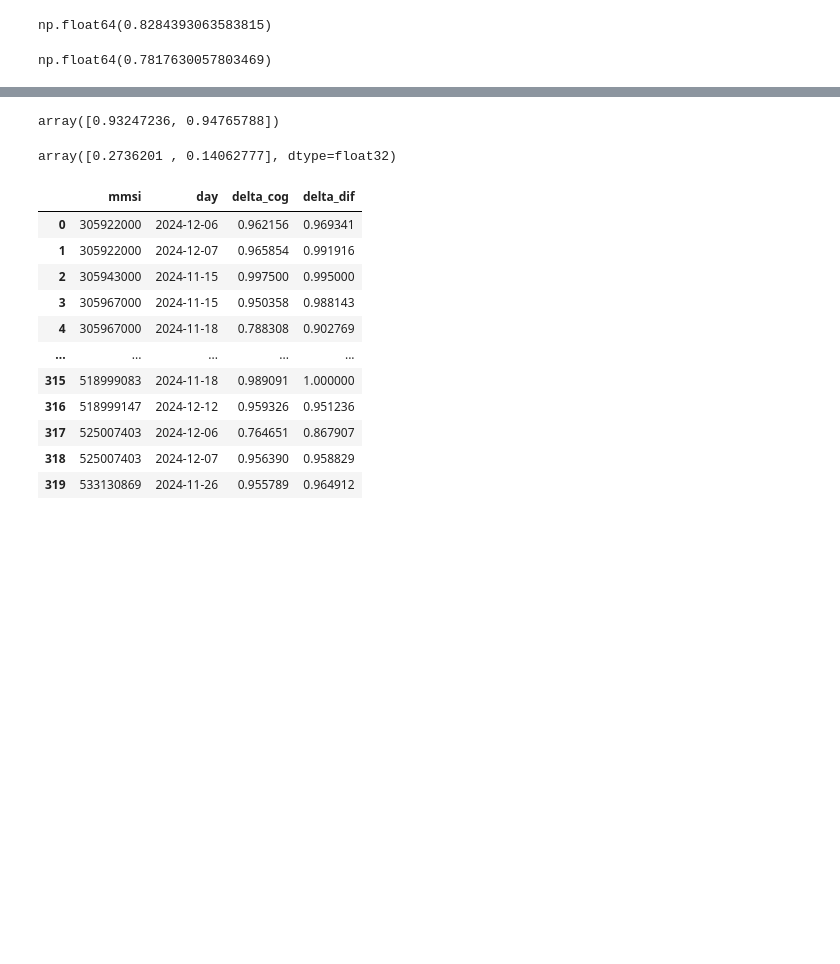
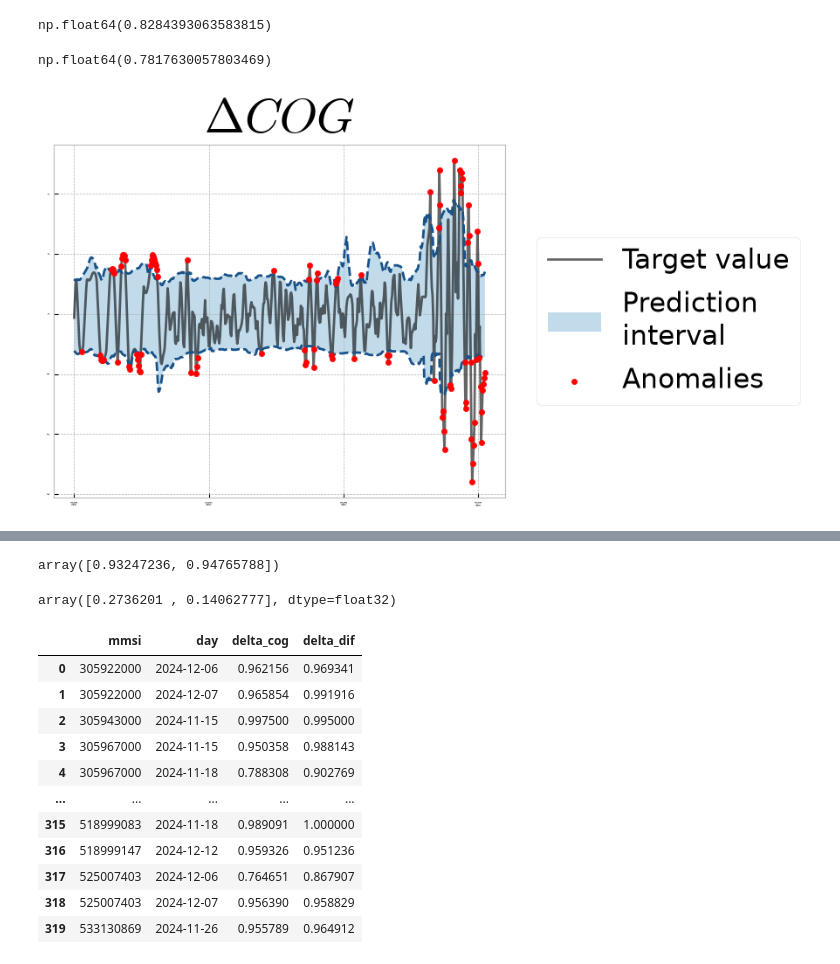
Before and after one commit to lukasjanusauskas/lukas-jan-kursinis-projektas, a Jupyter notebook: notebooks/yipeng3-lstm-check.ipynb, the cells around one changed output, grey strips where cells are left out. Saved outputs shown, nothing was run; the diff lists cells and outputs as text; code cells hidden in the pictures; blank space fills up the shorter version.

```diff
--- a/notebooks/yipeng3-lstm-check.ipynb
+++ b/notebooks/yipeng3-lstm-check.ipynb
@@ -25,0 +28,50 @@ np.float64(0.7817630057803469)
+# %%
+fig,ax = plt.subplots(figsize=(9,5))
+
+timestamps = list(pd.date_range(start=datetime(2024,11,18,0,0), end=datetime(2024,11,19,0,0), freq='60s')[31:-26])
+timestamps_yipeng3 = timestamps[:550]
+y_true = y[:550, 0, 0]
+y_low = y_pred_low[:550, 0, 0]
+y_high = y_pred_high[:550, 0, 0]
+
+anomalies_x = []
+anomalies_y = []
+
+for i in range(y_true.shape[0]):
+
+    if y_true[i] < y_low[i]:
+        anomalies_x.append( timestamps_yipeng3[i] )
+        anomalies_y.append( y_true[i] )
+
+    elif y_true[i] > y_high[i]:
+        anomalies_x.append( timestamps_yipeng3[i] )
+        anomalies_y.append( y_true[i] )
+
+plt.plot(timestamps_yipeng3, y_true, label = "Target value", color='black', alpha=0.6)
+plt.plot(timestamps_yipeng3, y_low, color='#185288', linestyle='--')
+plt.plot(timestamps_yipeng3, y_high, color="#185288", linestyle='--')
+
+plot_ticks = pd.date_range(timestamps_yipeng3[0], timestamps_yipeng3[-1], freq='3h')
+plot_labels = [
+    time_stamp.strftime('%Y-%m-%d\n%H:%M:%S')
+    for time_stamp in plot_ticks
+]
+
+plt.xticks(
+    ticks=plot_ticks,
+    labels=plot_labels
+)
+plt.tick_params(axis='both', which='both', labelsize=0)
+
+# plt.xlabel('Timestamp (UTC)', size=20)
+# plt.ylabel(r' $\Delta COG$', size=20)
+plt.title(r'$\Delta COG$', size=40)
+
+plt.fill_between(x=timestamps_yipeng3, y1=y_low, y2=y_high, alpha=0.3, label='Prediction\ninterval')
+plt.scatter(anomalies_x, anomalies_y, color='red', s=20, zorder=5, label='Anomalies')
+
+plt.legend(fontsize=22, framealpha=0.5, loc="center left", bbox_to_anchor=(1.04, 0.5))
+plt.tight_layout()
+plt.savefig('yipeng3-deltacog-simple.png')
+# %% [output]
+[figure, added]
```
Also changed, not shown: parts of 3 cells of this notebook, 10 other files.
